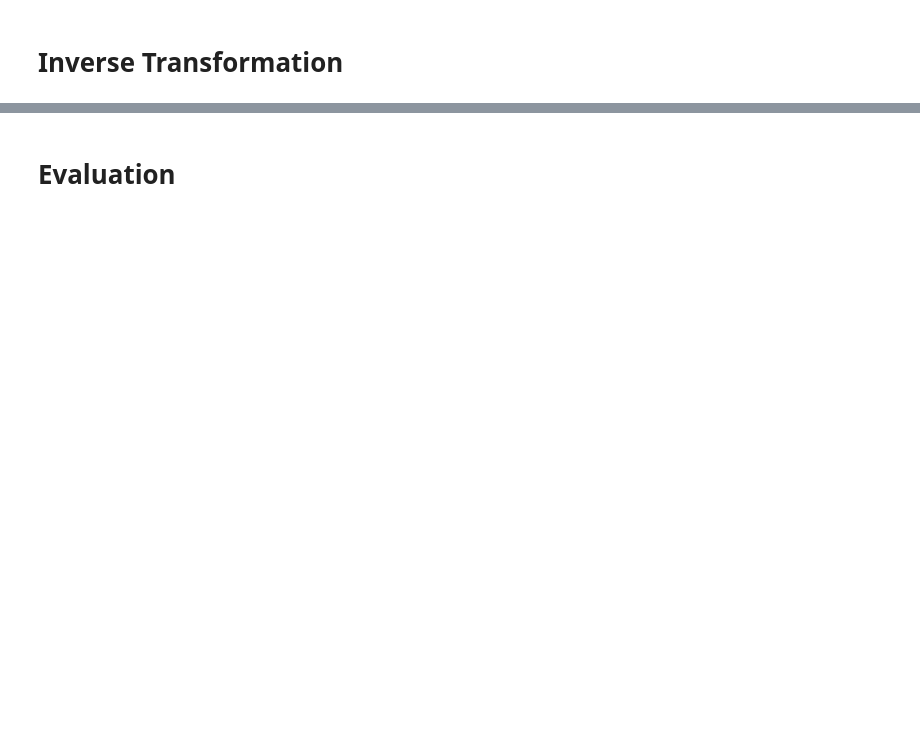
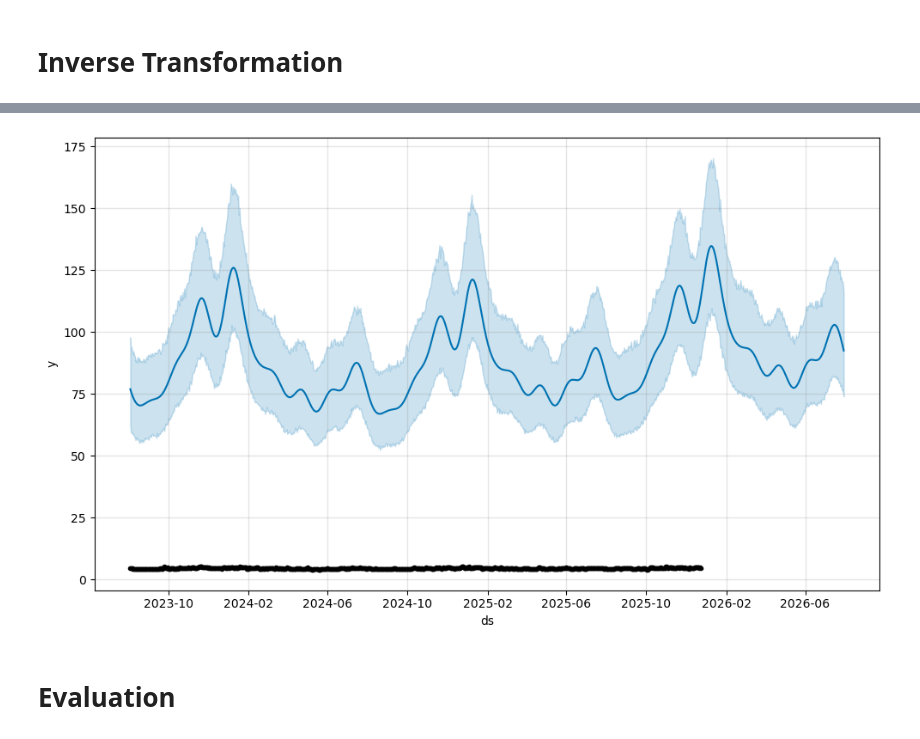
Before and after one commit to Sameen20-bot/10-Pearls-AQI-Predictor, a Jupyter notebook: AQI Predictor/Models/Facebook Prophet/Prophet_Day1.ipynb, the cells around one changed output, grey strips where cells are left out. Saved outputs shown, nothing was run; the diff lists cells and outputs as text; code cells hidden in the pictures; blank space fills up the shorter version.

```diff
--- a/AQI Predictor/Models/Facebook Prophet/Prophet_Day1.ipynb
+++ b/AQI Predictor/Models/Facebook Prophet/Prophet_Day1.ipynb
@@ -216,0 +219,6 @@ model.plot(future_Data_Plot_Backup);
+# %%
+future_Data_Plot_Backup1 = future_Data_Plot_Predict1.copy()
+# %%
+future_Data_Plot_Backup1["yhat"] = np.exp(future_Data_Plot_Backup1["yhat"])
+future_Data_Plot_Backup1["yhat_lower"] = np.exp(future_Data_Plot_Backup1["yhat_lower"])
+future_Data_Plot_Backup1["yhat_upper"] = np.exp(future_Data_Plot_Backup1["yhat_upper"])
@@ -217,3 +234,7 @@ model.plot(future_Data_Plot_Backup);
+# %%
+model_simple.plot(future_Data_Plot_Backup1);
+# %% [output]
+[figure, added]
 # %% [markdown]
 # Evaluation
 # %%
```
Also changed, not shown: parts of 17 cells of this notebook, 2 other files.
